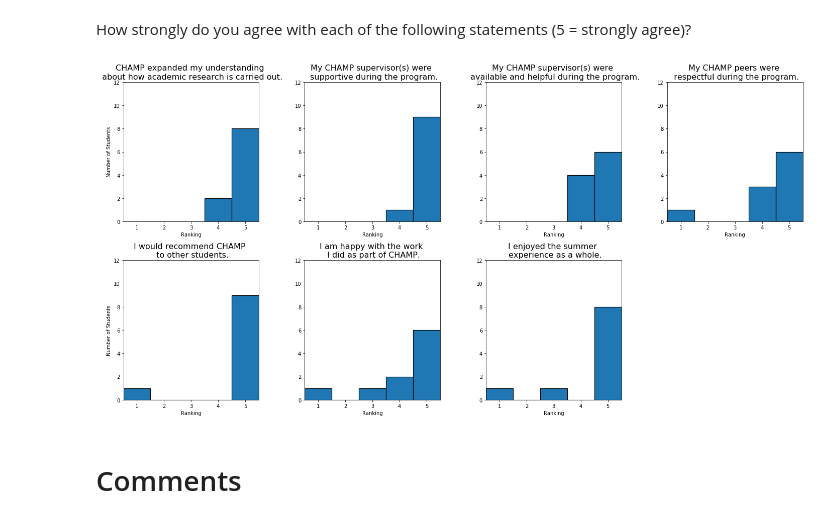
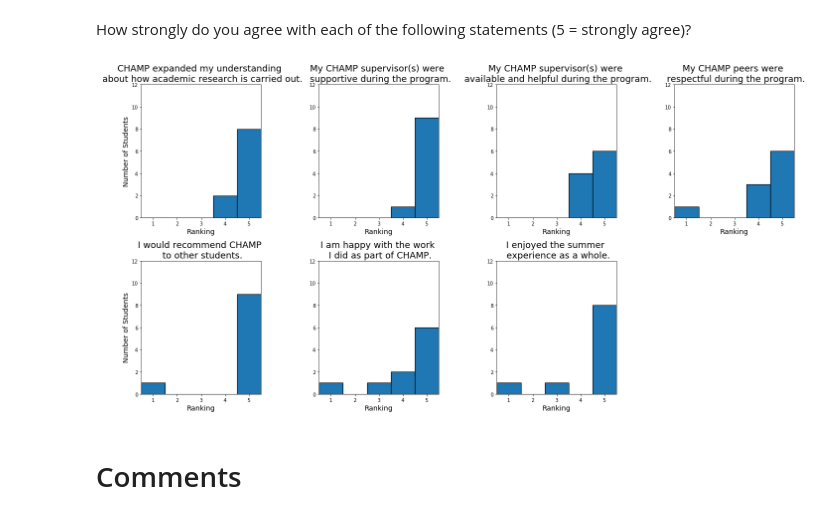
Before and after one commit to carinacheng/CHAMP2017, a Jupyter notebook: Survey/CHAMP 2017.ipynb, the cells around one changed output. Drawn from its saved outputs; the diff is of its cells as text; code cells hidden in the pictures.

```diff
--- a/Survey/CHAMP 2017.ipynb
+++ b/Survey/CHAMP 2017.ipynb
@@ -33,7 +33,7 @@ Q[1] = "I have experience \n programming in python."
 Q[2] = "I have experience \n programming in languages \n other than python."
 Q[3] = "I have experience \n doing scientific research."
 Q[4] = "I have experience \n running programs \n on my computer."
-Q[5] = "I have experience \n interacting with my computer \n via the command-line."
+Q[5] = "I have experience interacting \n with my computer \n via the command-line."
 Q[6] = "I am comfortable \n applying mathematical techniques \n to physics and astronomy problems."
 Q[7] = "I feel comfortable \n building my own software tools \n to help me solve problems."
 Q[8] = "I enjoy group work and \n collaborating with others."
@@ -179,57 +211,57 @@ p.subplot(241)
 nums,_,_ = p.hist(Af[20],bins=bins,align='left',edgecolor='black',linewidth=1.2)
 p.xlim(0.5,5.5)
 p.ylim(0,12)
-p.title(Q[20],fontsize=16)
-p.ylabel('Number of Students')
-p.xlabel('Ranking')
+p.title(Q[20],fontsize=18)
+p.ylabel('Number of Students',fontsize=14)
+p.xlabel('Ranking',fontsize=14)
 
 p.subplot(242)
 nums,_,_ = p.hist(Af[21],bins=bins,align='left',edgecolor='black',linewidth=1.2)
 p.xlim(0.5,5.5)
 p.ylim(0,12)
-p.title(Q[21],fontsize=16)
-p.xlabel('Ranking')
+p.title(Q[21],fontsize=18)
+p.xlabel('Ranking',fontsize=14)
 
 p.subplot(243)
 nums,_,_ = p.hist(Af[22],bins=bins,align='left',edgecolor='black',linewidth=1.2)
 p.xlim(0.5,5.5)
 p.ylim(0,12)
-p.title(Q[22],fontsize=16)
-p.xlabel('Ranking')
+p.title(Q[22],fontsize=18)
+p.xlabel('Ranking',fontsize=14)
 
 p.subplot(244)
 nums,_,_ = p.hist(Af[23],bins=bins,align='left',edgecolor='black',linewidth=1.2)
 p.xlim(0.5,5.5)
 p.ylim(0,12)
-p.title(Q[23],fontsize=16)
-p.xlabel('Ranking')
+p.title(Q[23],fontsize=18)
+p.xlabel('Ranking',fontsize=14)
 
 p.subplot(245)
 nums,_,_ = p.hist(Af[24],bins=bins,align='left',edgecolor='black',linewidth=1.2)
 p.xlim(0.5,5.5)
 p.ylim(0,12)
-p.title(Q[24],fontsize=16)
-p.ylabel('Number of Students')
-p.xlabel('Ranking')
+p.title(Q[24],fontsize=18)
+p.ylabel('Number of Students',fontsize=14)
+p.xlabel('Ranking',fontsize=14)
 
 p.subplot(246)
 nums,_,_ = p.hist(Af[25],bins=bins,align='left',edgecolor='black',linewidth=1.2)
 p.xlim(0.5,5.5)
 p.ylim(0,12)
-p.title(Q[25],fontsize=16)
-p.xlabel('Ranking')
+p.title(Q[25],fontsize=18)
+p.xlabel('Ranking',fontsize=14)
 
 p.subplot(247)
 nums,_,_ = p.hist(Af[26],bins=bins,align='left',edgecolor='black',linewidth=1.2)
 p.xlim(0.5,5.5)
 p.ylim(0,12)
-p.title(Q[26],fontsize=16)
-p.xlabel('Ranking')
+p.title(Q[26],fontsize=18)
+p.xlabel('Ranking',fontsize=14)
 
 p.tight_layout()
 p.show()
 # %% [output]
-[figure, old version]
+[figure, new version]
 # %% [markdown]
 # Comments
 # %%
```
Also changed, not shown: parts of 3 cells of this notebook.
